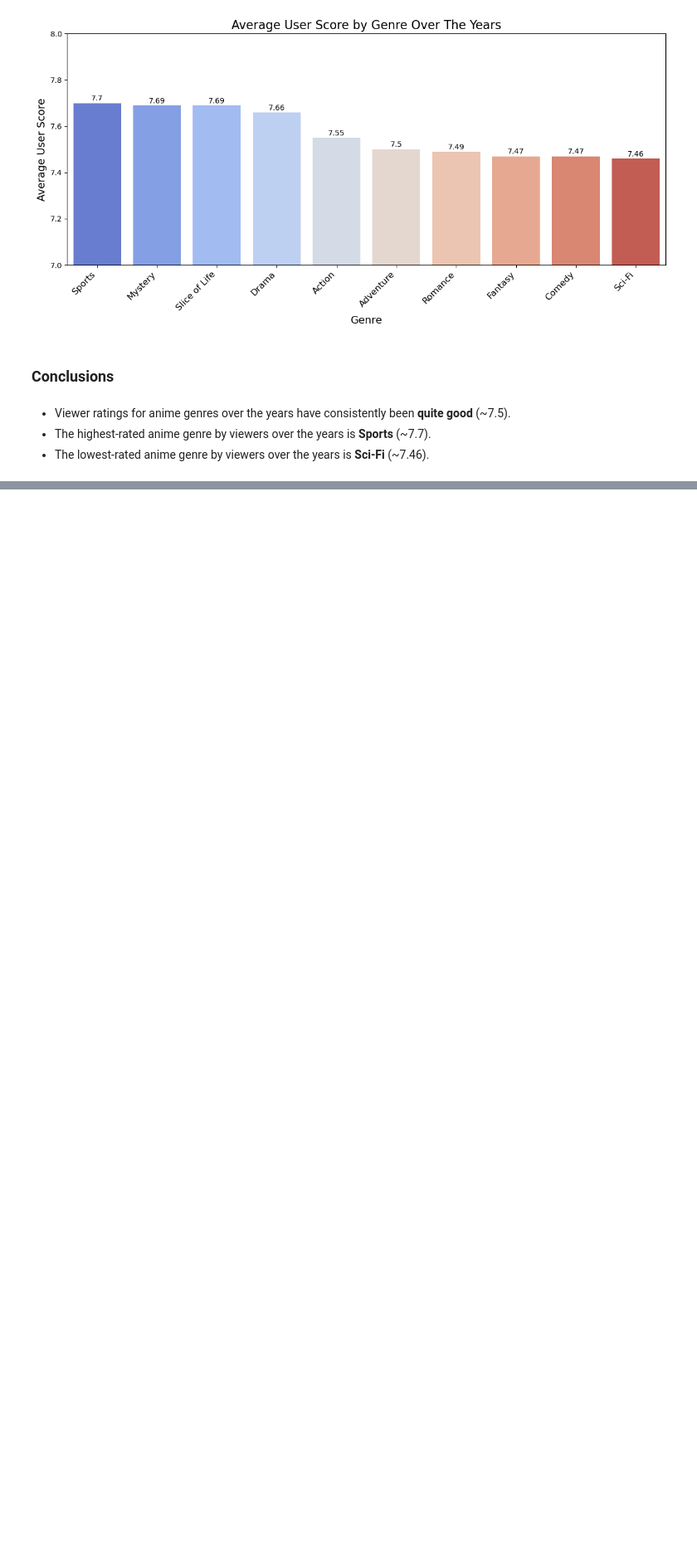
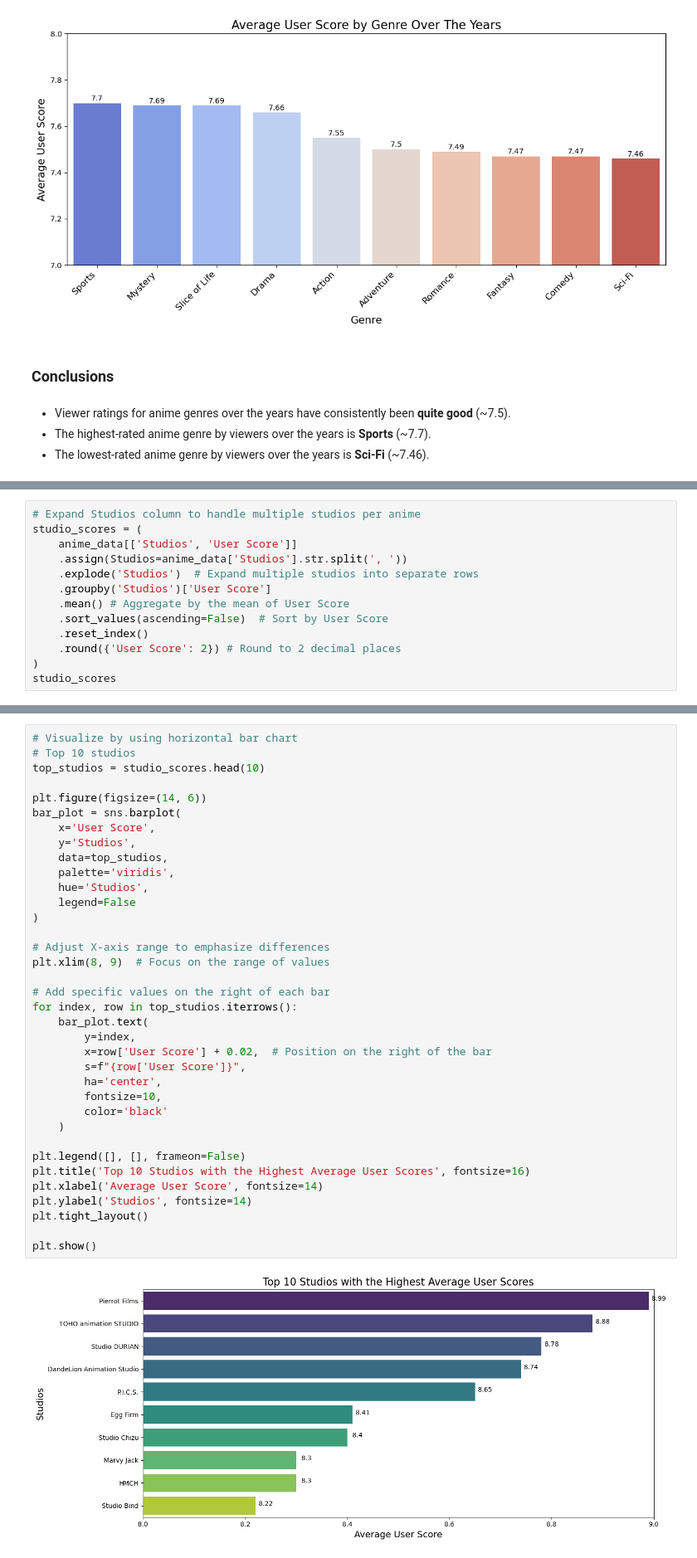
Before and after one commit to lib2509/Intro_to_DS_Final_Project, a Jupyter notebook: data_analysis.ipynb, the cells around one changed output, grey strips where cells are left out. Shown at 83% size. Cells and saved outputs as stored; diff of their text form; blank space fills up the shorter version.

```diff
--- a/data_analysis.ipynb
+++ b/data_analysis.ipynb
@@ -218,0 +320,13 @@ plt.show()
+# %%
+# Expand Studios column to handle multiple studios per anime
+studio_scores = (
+    anime_data[['Studios', 'User Score']]
+    .assign(Studios=anime_data['Studios'].str.split(', '))
+    .explode('Studios')  # Expand multiple studios into separate rows
+    .groupby('Studios')['User Score']
+    .mean() # Aggregate by the mean of User Score
+    .sort_values(ascending=False)  # Sort by User Score
+    .reset_index()
+    .round({'User Score': 2}) # Round to 2 decimal places
+)
+studio_scores
@@ -218,0 +347,38 @@ plt.show()
+# %%
+# Visualize by using horizontal bar chart
+# Top 10 studios
+top_studios = studio_scores.head(10)
+
+plt.figure(figsize=(14, 6))
+bar_plot = sns.barplot(
+    x='User Score',
+    y='Studios',
+    data=top_studios,
+    palette='viridis',
+    hue='Studios',
+    legend=False
+)
+
+# Adjust X-axis range to emphasize differences
+plt.xlim(8, 9)  # Focus on the range of values
+
+# Add specific values on the right of each bar
+for index, row in top_studios.iterrows():
+    bar_plot.text(
+        y=index,
+        x=row['User Score'] + 0.02,  # Position on the right of the bar
+        s=f"{row['User Score']}",
+        ha='center',
+        fontsize=10,
+        color='black'
+    )
+
+plt.legend([], [], frameon=False)
+plt.title('Top 10 Studios with the Highest Average User Scores', fontsize=16)
+plt.xlabel('Average User Score', fontsize=14)
+plt.ylabel('Studios', fontsize=14)
+plt.tight_layout()
+
+plt.show()
+# %% [output]
+[figure, added]
```
Also changed, not shown: parts of 14 cells of this notebook.
